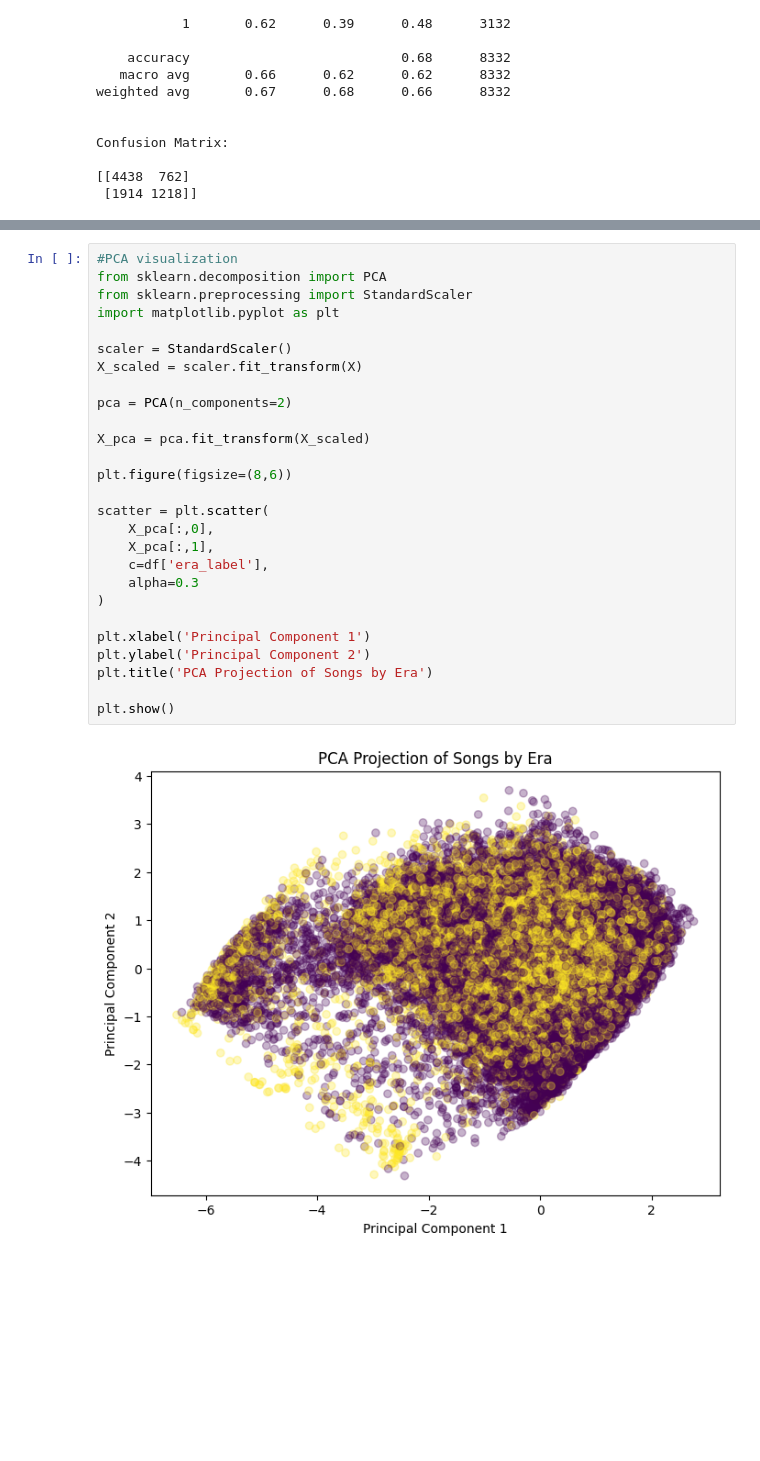
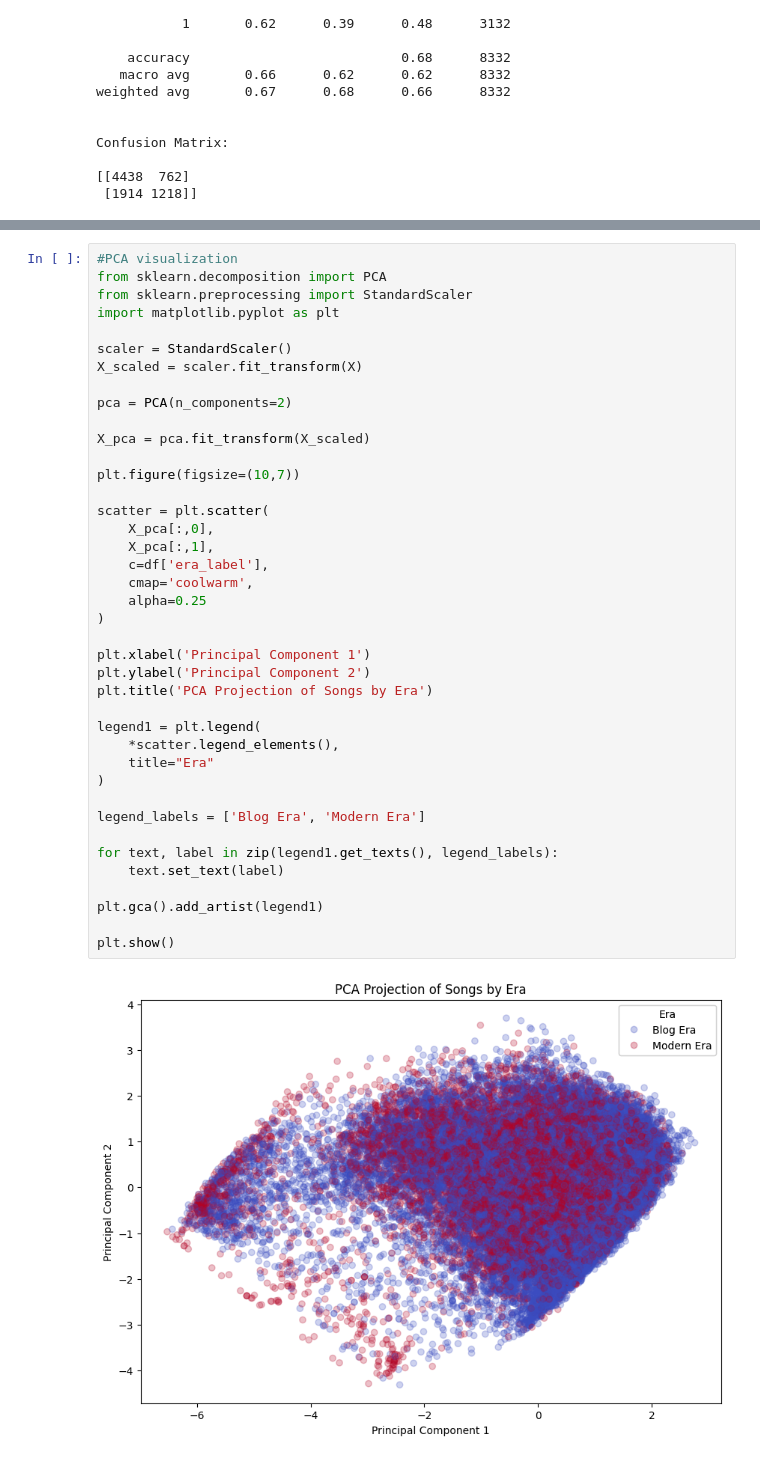
Before and after one commit to ofredrickson/music_trends, a Jupyter notebook: datascience_final.ipynb, the cells around one changed output, grey strips where cells are left out. Drawn from its saved outputs; the diff is of its cells as text; blank space fills up the shorter version.

```diff
--- a/datascience_final.ipynb
+++ b/datascience_final.ipynb
@@ -280,29 +280,42 @@ plt.show()
 # %%
 #PCA visualization
 from sklearn.decomposition import PCA
 from sklearn.preprocessing import StandardScaler
 import matplotlib.pyplot as plt
 
 scaler = StandardScaler()
 X_scaled = scaler.fit_transform(X)
 
 pca = PCA(n_components=2)
 
 X_pca = pca.fit_transform(X_scaled)
 
-plt.figure(figsize=(8,6))
+plt.figure(figsize=(10,7))
 
 scatter = plt.scatter(
     X_pca[:,0],
     X_pca[:,1],
     c=df['era_label'],
-    alpha=0.3
+    cmap='coolwarm',
+    alpha=0.25
 )
 
 plt.xlabel('Principal Component 1')
 plt.ylabel('Principal Component 2')
 plt.title('PCA Projection of Songs by Era')
 
+legend1 = plt.legend(
+    *scatter.legend_elements(),
+    title="Era"
+)
+
+legend_labels = ['Blog Era', 'Modern Era']
+
+for text, label in zip(legend1.get_texts(), legend_labels):
+    text.set_text(label)
+
+plt.gca().add_artist(legend1)
+
 plt.show()
 # %% [output]
-[figure, old version]
+[figure, new version]
```
Also changed, not shown: parts of 2 cells of this notebook.
